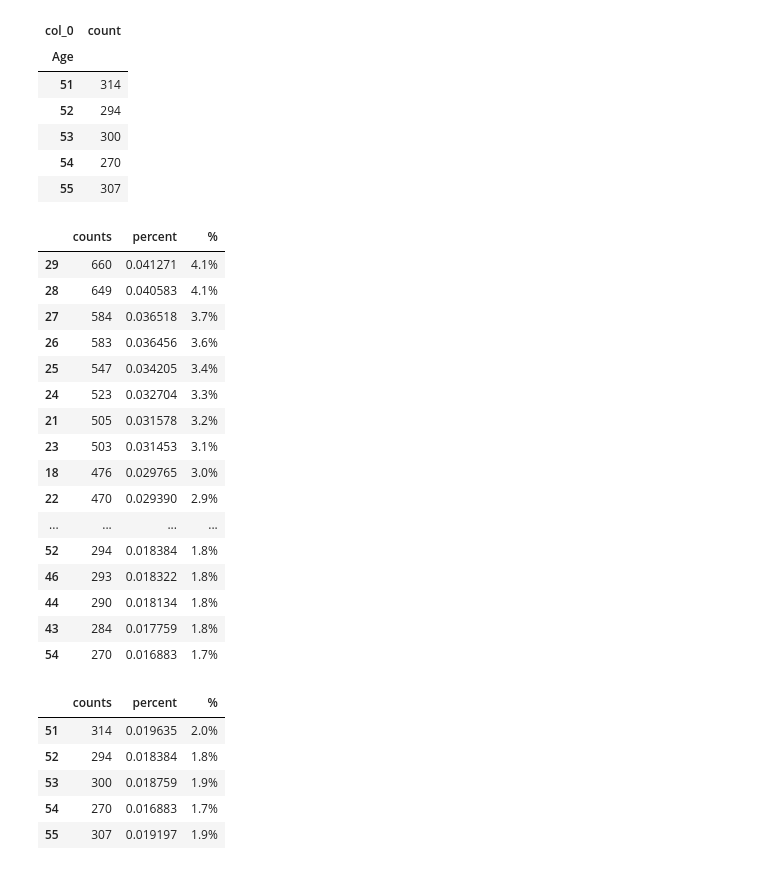
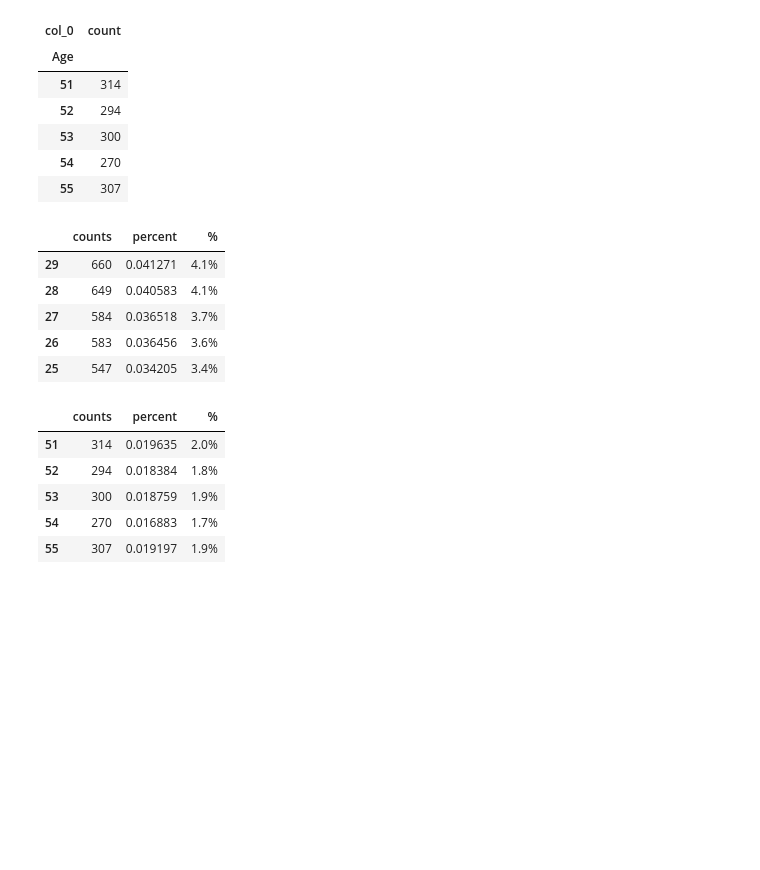
Before and after one commit to fadesere/BSIP_Assignment_1_Students, a Jupyter notebook: stats_asn_1_stud_temp.ipynb, the cells around one changed output. Drawn from its saved outputs; the diff is of its cells as text; code cells hidden in the pictures; blank space fills up the shorter version.

```diff
--- a/stats_asn_1_stud_temp.ipynb
+++ b/stats_asn_1_stud_temp.ipynb
@@ -114,29 +142,19 @@ df_freq.tail()
 # %%
 #calculating frequency table
 
 s = df['Age']
 counts = s.value_counts()
 percent = s.value_counts(normalize=True)
 percent100 = s.value_counts(normalize=True).mul(100).round(1).astype(str) + '%'
-pd.DataFrame({'counts': counts, 'percent': percent, '%': percent100})
+freq = pd.DataFrame({'counts': counts, 'percent': percent, '%': percent100})
+freq.head()
 # %% [output]
 |  | counts | percent | % |
 | 29 | 660 | 0.041271 | 4.1% |
 | 28 | 649 | 0.040583 | 4.1% |
 | 27 | 584 | 0.036518 | 3.7% |
 | 26 | 583 | 0.036456 | 3.6% |
 | 25 | 547 | 0.034205 | 3.4% |
-| 24 | 523 | 0.032704 | 3.3% |
-| 21 | 505 | 0.031578 | 3.2% |
-| 23 | 503 | 0.031453 | 3.1% |
-| 18 | 476 | 0.029765 | 3.0% |
-| 22 | 470 | 0.029390 | 2.9% |
-| ... | ... | ... | ... |
-| 52 | 294 | 0.018384 | 1.8% |
-| 46 | 293 | 0.018322 | 1.8% |
-| 44 | 290 | 0.018134 | 1.8% |
-| 43 | 284 | 0.017759 | 1.8% |
-| 54 | 270 | 0.016883 | 1.7% |
 # %%
 # creating a frequency table
 
```
Also changed, not shown: parts of 31 cells of this notebook.
